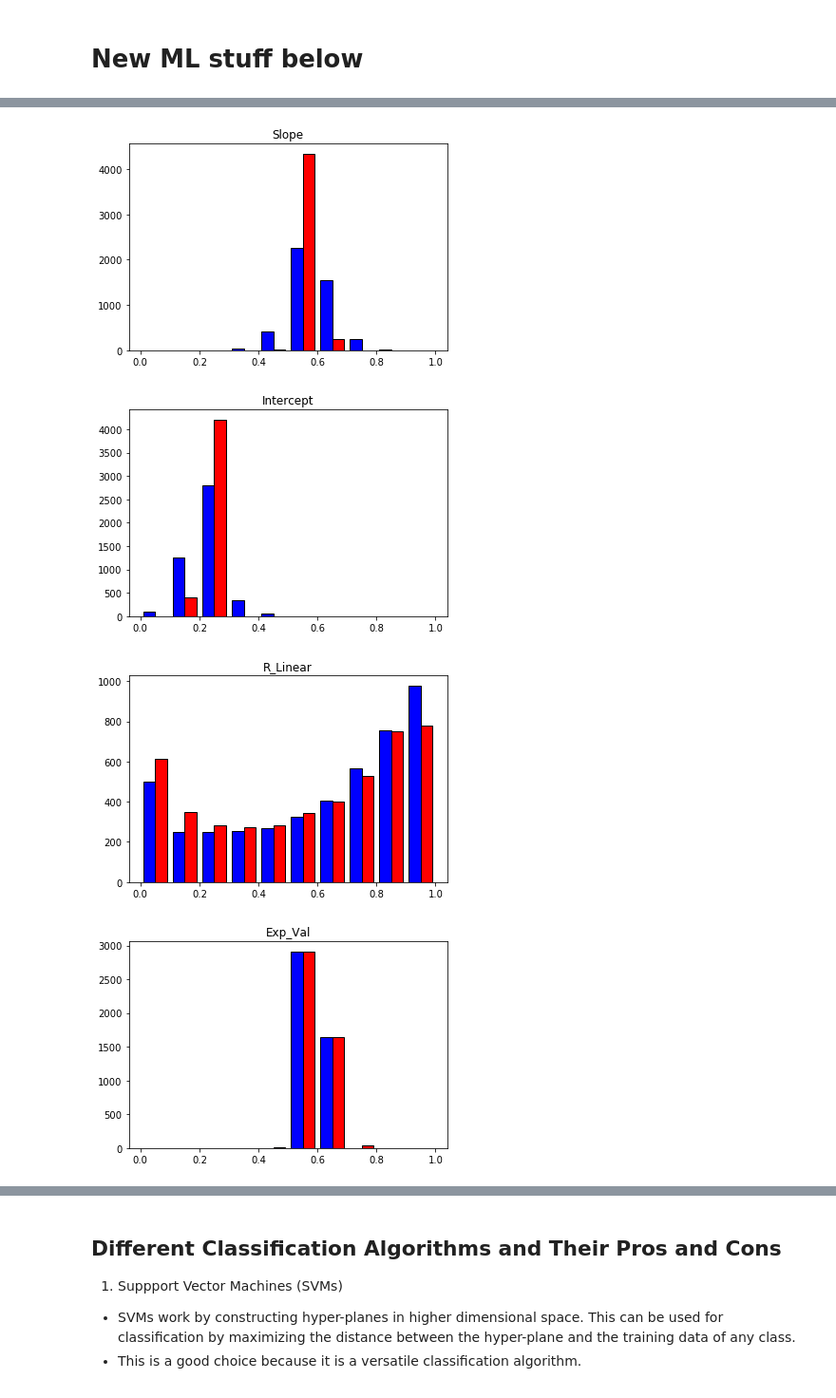
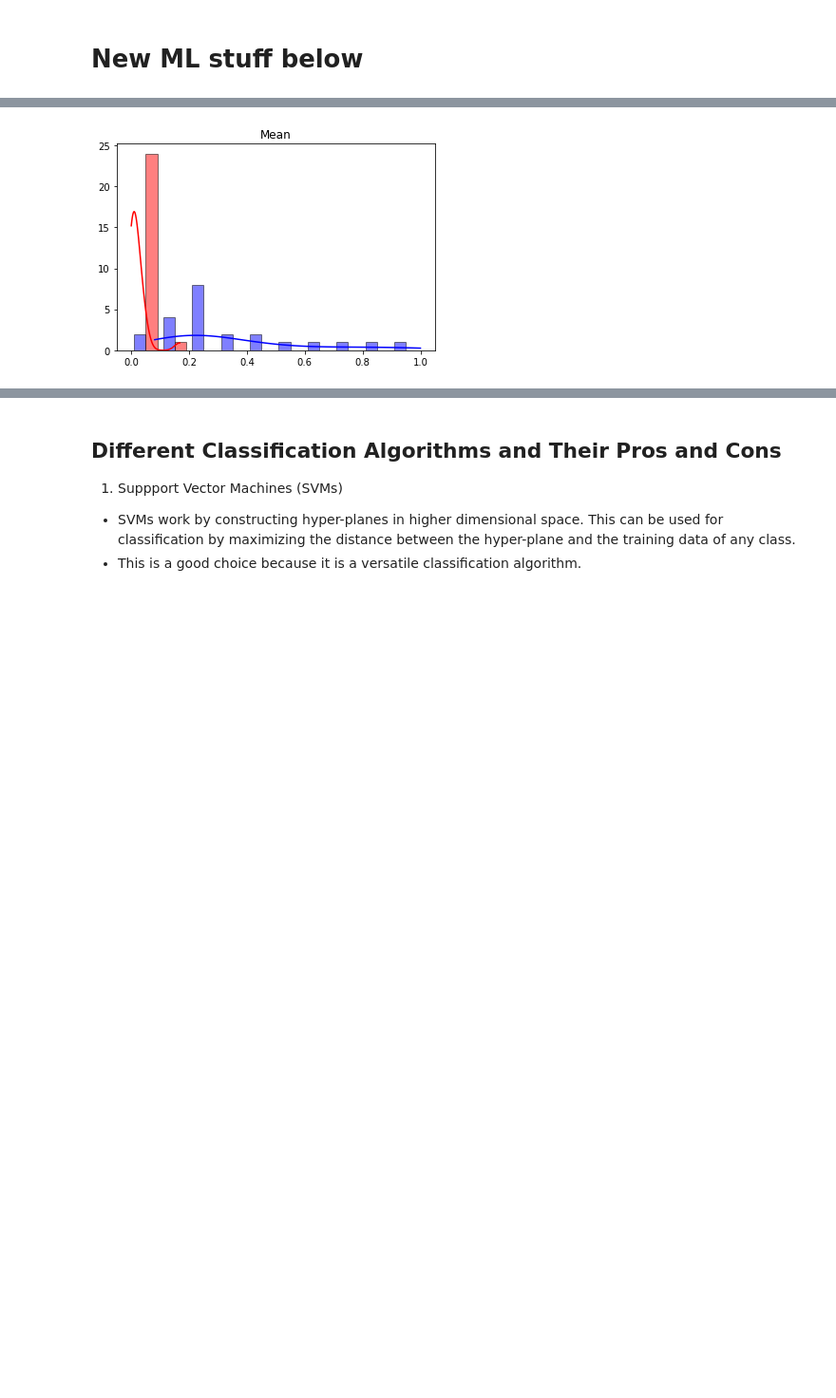
Before and after one commit to lucaspauker/hmi-time-series-analysis, a Jupyter notebook: data_gathering.ipynb, the cells around one changed output, grey strips where cells are left out. Shown at 95% size. Saved outputs shown, nothing was run; the diff lists cells and outputs as text; code cells hidden in the pictures; blank space fills up the shorter version.

```diff
--- a/data_gathering.ipynb
+++ b/data_gathering.ipynb
@@ -369,5 +397,5 @@ print(number_flared, 'active regions flared out of', len(harp_ids))
 # %%
-seg_x, seg_y = get_segmented_data(harp_ids, flare_time_dict, n=5000)
+seg_x, seg_y = get_segmented_data(harp_ids, flare_time_dict, n=25)
 positive_count, negative_count = 0, 0
 for has_flare in seg_y:
     if has_flare: positive_count += 1
@@ -703,5 +760,20 @@ def extract_time_series_features(time_data, flux_data):
+# %%
+def discrete_features(time_data, flux_data, feature_names=False):
+    features = []
+    features.append(np.mean(flux_data))
+    if feature_names:
+        return features, ['mean']
+# %%
+def extract_time_series_features(time_data, flux_data, features):
+    feature_list = np.array([])
+    feature_names = []
+    for feature in features:
+        data, names = feature(time_data, flux_data, feature_names=True)
+        feature_list = np.append(feature_list, data)
+        feature_names += names
+    return feature_list, feature_names
 # %%
-def create_learning_dataset(seg_x, seg_y):
+def create_learning_dataset(seg_x, seg_y, features):
     '''Creates learning dataset with time series data.
     '''
     x, y = [], []
@@ -714,8 +786,11 @@ def create_learning_dataset(seg_x, seg_y):
         #print(seg_y[i])
         time_data = np.array(time_data)
         flux_data = np.array(flux_data)
-        x.append(extract_time_series_features(time_data, flux_data))
+        data, names = extract_time_series_features(time_data, flux_data, features)
+        x.append(data)
         y.append(seg_y[i])
-    return x, y
+    return x, y, names
 
-raw_x, y = create_learning_dataset(seg_x, seg_y)
+features = [discrete_features]
+raw_x, y, feature_names = create_learning_dataset(seg_x, seg_y, features)
+print('Features used:', feature_names)
@@ -770,21 +834,25 @@ graph_features(x, y, feature_name_list)
 # %%
-def make_bar_graph(x, y, index, title=None, num_bins=10):
+def make_histogram(x, y, index, title=None, num_bins=10, pdf=False):
     feature_data = [[], []]
     for i, data_pt in enumerate(x):
         if y[i]:
             feature_data[0].append(data_pt[index])
         else:
             feature_data[1].append(data_pt[index])
     colors = ['blue', 'red']
-    plt.hist(feature_data, bins=num_bins, color=colors, edgecolor='black')
+    plt.hist(feature_data, bins=num_bins, color=colors, edgecolor='black', alpha=0.5)
+    if pdf:
+        for i, data in enumerate(feature_data):
+            kde = gaussian_kde(data)
+            dist_space = np.linspace(min(data), max(data), 100)
+            plt.plot(dist_space, kde(dist_space), color=colors[i])
+            #sorted_data = sorted(data)
+            #plt.plot(sorted_data, scipy.stats.norm.pdf(sorted_data))
     ax = plt.gca()
     ax.set_title(title)
     plt.show()
 
-for i in range(5):
-    make_bar_graph(x, y, i, title=feature_name_list[i].title())
+for i in range(len(feature_names)):
+    make_histogram(x, y, i, title=feature_names[i].title(), pdf=True)
 # %% [output]
-[figure, old version]
+[figure, new version]
-[figure, removed]
-[figure, removed]
-[figure, removed]
```
Also changed, not shown: parts of 23 cells of this notebook.
